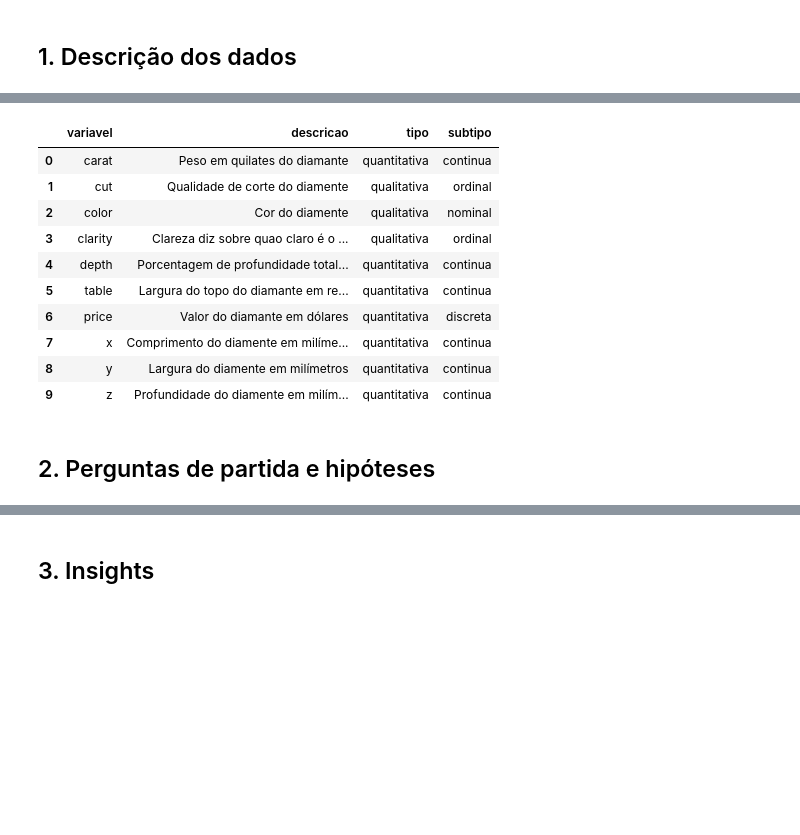
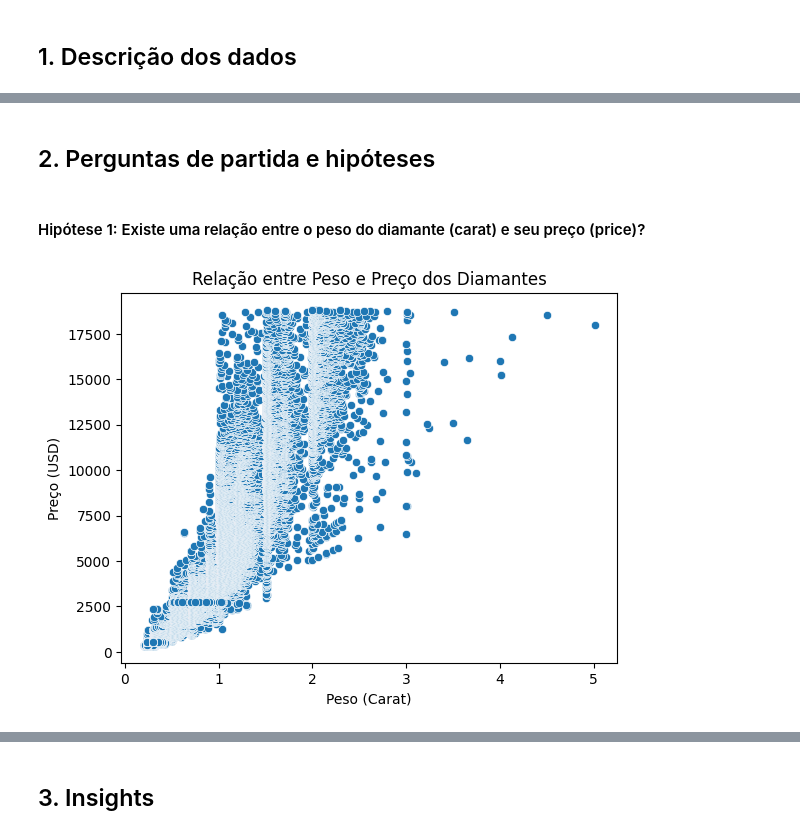
Before and after one commit to phnuness/avanti-bootcamp-cdd, a Jupyter notebook: notebooks/01-exploratory_data_analysis.ipynb, the cells around one changed output, grey strips where cells are left out. Cells and saved outputs as stored; diff of their text form; code cells hidden in the pictures; blank space fills up the shorter version.

Commit message:
análise exploratória, criação de hipóteses e insights (resposta da atividade 5)

```diff
--- a/notebooks/01-exploratory_data_analysis.ipynb
+++ b/notebooks/01-exploratory_data_analysis.ipynb
@@ -29,68 +213,0 @@ df.head()
-# %%
-dict = pd.DataFrame([
-    {
-     'variavel':'carat',
-     'descricao':'Peso em quilates do diamante',
-     'tipo':'quantitativa',
-     'subtipo':'continua'
-    },{
-     'variavel':'cut',
-     'descricao':'Qualidade de corte do diamente',
-     'tipo':'qualitativa',
-     'subtipo':'ordinal'
-    },{
-     'variavel':'color',
-     'descricao':'Cor do diamente',
-     'tipo':'qualitativa',
-     'subtipo':'nominal'
-    },{
-     'variavel':'clarity',
-     'descricao':'Clareza diz sobre quao claro é o diamente',
-     'tipo':'qualitativa',
-     'subtipo':'ordinal'
-    },{
-     'variavel':'depth',
-     'descricao':'Porcentagem de profundidade total do diamente',
-     'tipo':'quantitativa',
-     'subtipo':'continua'
-    },{
-     'variavel':'table',
-     'descricao':'Largura do topo do diamante em relação ao ponto mais largo',
-     'tipo':'quantitativa',
-     'subtipo':'continua'
-    },{
-     'variavel':'price',
-     'descricao':'Valor do diamante em dólares',
-     'tipo':'quantitativa',
-     'subtipo':'discreta'
-    },{
-     'variavel':'x',
-     'descricao':'Comprimento do diamente em milímetros',
-     'tipo':'quantitativa',
-     'subtipo':'continua'
-    },{
-     'variavel':'y',
-     'descricao':'Largura do diamente em milímetros',
-     'tipo':'quantitativa',
-     'subtipo':'continua'
-    },{
-     'variavel':'z',
-     'descricao':'Profundidade do diamente em milímetros',
-     'tipo':'quantitativa',
-     'subtipo':'continua'
-    }
-])
-
-dict
-# %% [output]
-|  | variavel | descricao | tipo | subtipo |
-| 0 | carat | Peso em quilates do diamante | quantitativa | continua |
-| 1 | cut | Qualidade de corte do diamente | qualitativa | ordinal |
-| 2 | color | Cor do diamente | qualitativa | nominal |
-| 3 | clarity | Clareza diz sobre quao claro é o ... | qualitativa | ordinal |
-| 4 | depth | Porcentagem de profundidade total... | quantitativa | continua |
-| 5 | table | Largura do topo do diamante em re... | quantitativa | continua |
-| 6 | price | Valor do diamante em dólares | quantitativa | discreta |
-| 7 | x | Comprimento do diamente em milíme... | quantitativa | continua |
-| 8 | y | Largura do diamente em milímetros | quantitativa | continua |
-| 9 | z | Profundidade do diamente em milím... | quantitativa | continua |
@@ -99,2 +214,13 @@ dict.to_csv('../data/external/dictionary.csv', index=False)
 # %% [markdown]
 ## 2. Perguntas de partida e hipóteses
+# %% [markdown]
+#### Hipótese 1: Existe uma relação entre o peso do diamante (carat) e seu preço (price)?
+# %%
+# Plot do gráfico para conferir a relação entre o peso do diamente e seu preço
+sns.scatterplot(x='carat', y='price', data=df)
+plt.title('Relação entre Peso e Preço dos Diamantes')
+plt.xlabel('Peso (Carat)')
+plt.ylabel('Preço (USD)')
+plt.show()
+# %% [output]
+[figure, added]
```
Also changed, not shown: parts of 24 cells of this notebook.
